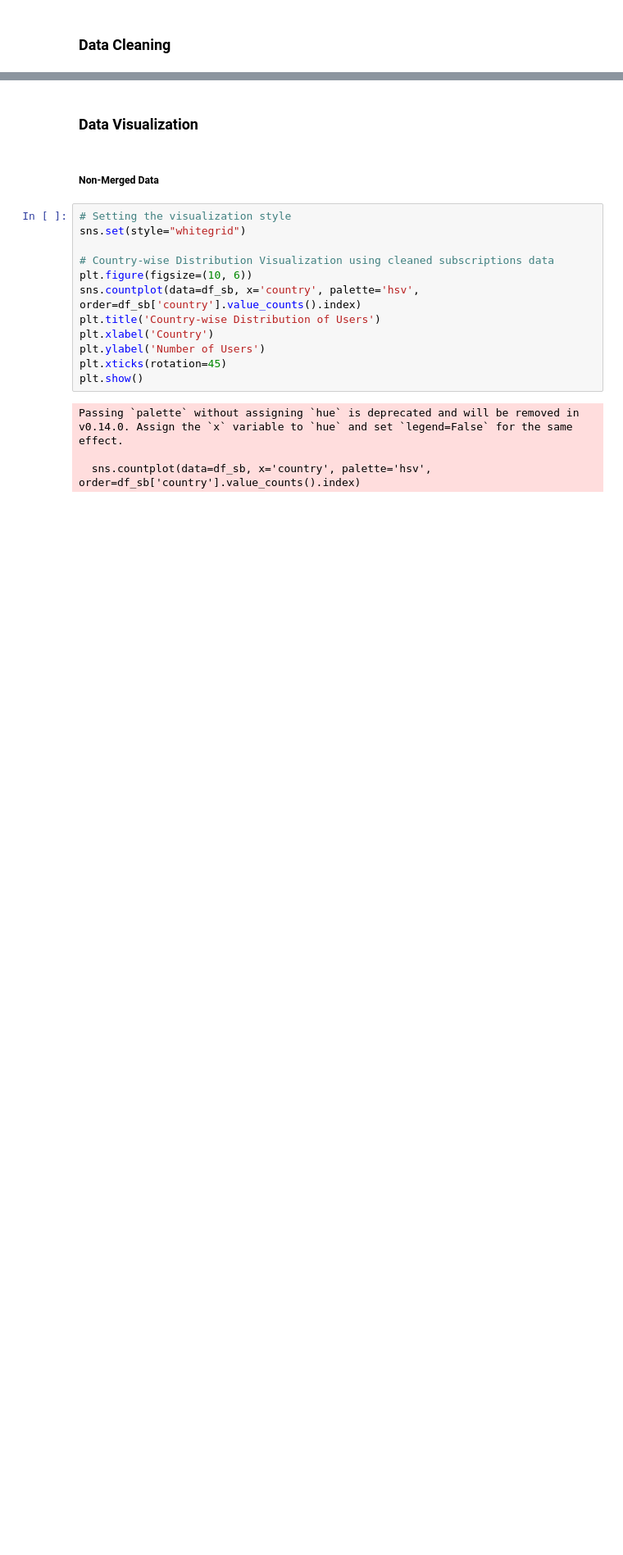
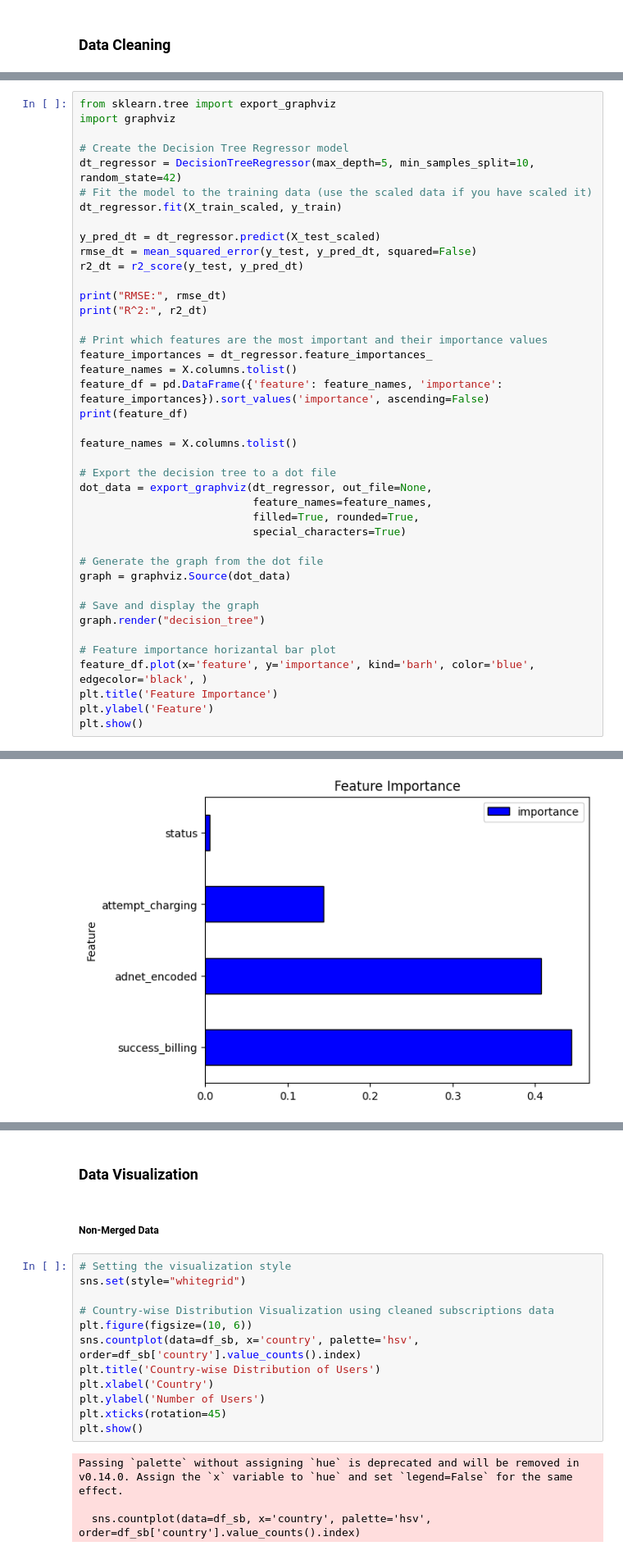
Before and after one commit to TaigahG/FODS-FinalProject, a Jupyter notebook: models.ipynb, the cells around one changed output, grey strips where cells are left out. Shown at 82% size. Drawn from its saved outputs; the diff is of its cells as text; blank space fills up the shorter version.

```diff
--- a/models.ipynb
+++ b/models.ipynb
@@ -571,0 +228,42 @@ df_merge
+# %%
+from sklearn.tree import export_graphviz
+import graphviz
+
+# Create the Decision Tree Regressor model
+dt_regressor = DecisionTreeRegressor(max_depth=5, min_samples_split=10, random_state=42)
+# Fit the model to the training data (use the scaled data if you have scaled it)
+dt_regressor.fit(X_train_scaled, y_train)
+
+y_pred_dt = dt_regressor.predict(X_test_scaled)
+rmse_dt = mean_squared_error(y_test, y_pred_dt, squared=False)
+r2_dt = r2_score(y_test, y_pred_dt)
+
+print("RMSE:", rmse_dt)
+print("R^2:", r2_dt)
+
+# Print which features are the most important and their importance values
+feature_importances = dt_regressor.feature_importances_
+feature_names = X.columns.tolist()
+feature_df = pd.DataFrame({'feature': feature_names, 'importance': feature_importances}).sort_values('importance', ascending=False)
+print(feature_df)
+
+feature_names = X.columns.tolist()
+
+# Export the decision tree to a dot file
+dot_data = export_graphviz(dt_regressor, out_file=None,
+                           feature_names=feature_names,
+                           filled=True, rounded=True,
+                           special_characters=True)
+
+# Generate the graph from the dot file
+graph = graphviz.Source(dot_data)
+
+# Save and display the graph
+graph.render("decision_tree")
+
+# Feature importance horizantal bar plot
+feature_df.plot(x='feature', y='importance', kind='barh', color='blue', edgecolor='black', )
+plt.title('Feature Importance')
+plt.ylabel('Feature')
+plt.show()
+# %% [output]
@@ -571,0 +277 @@ df_merge
+[figure, added]
```
Also changed, not shown: parts of 128 cells of this notebook.
